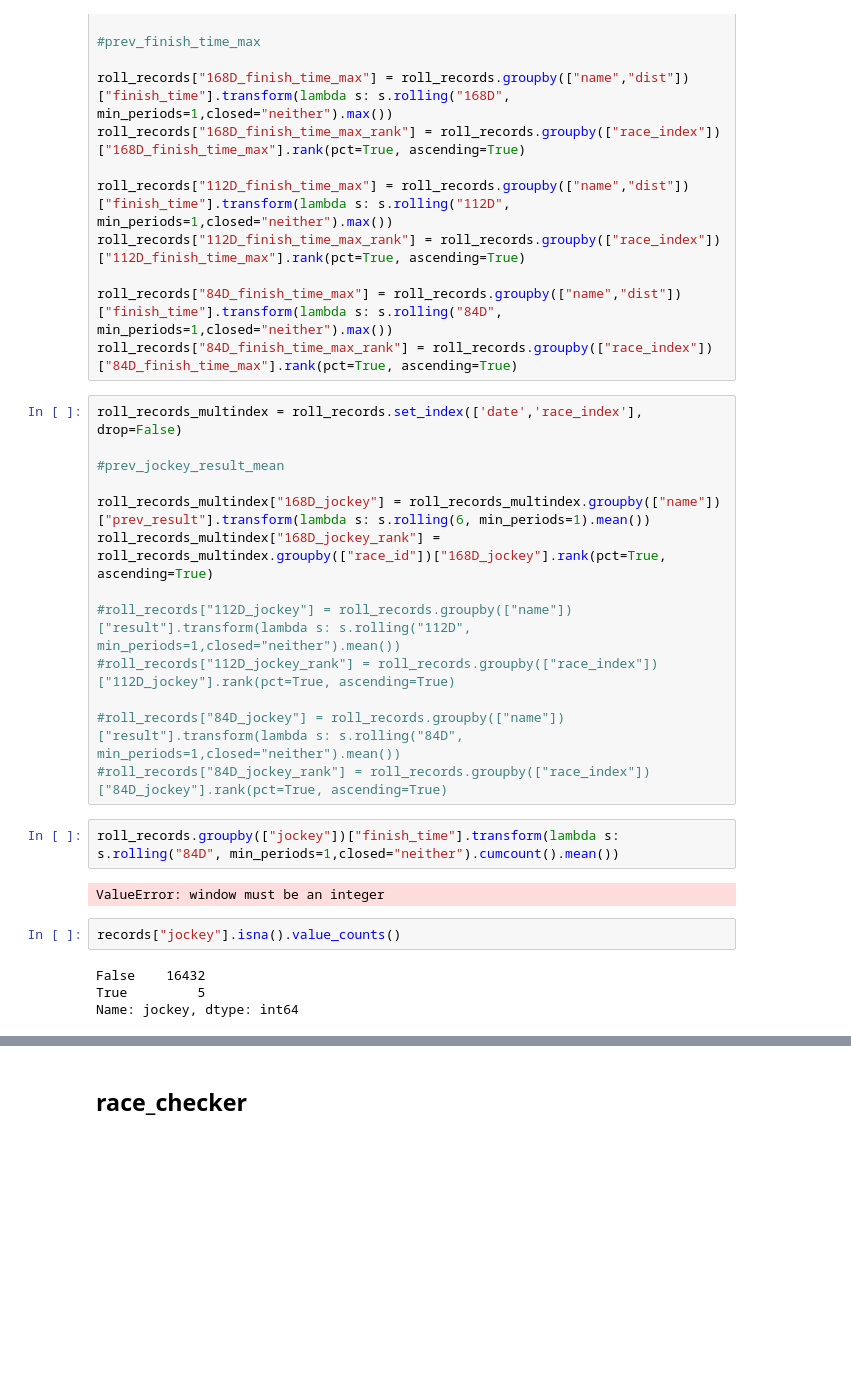
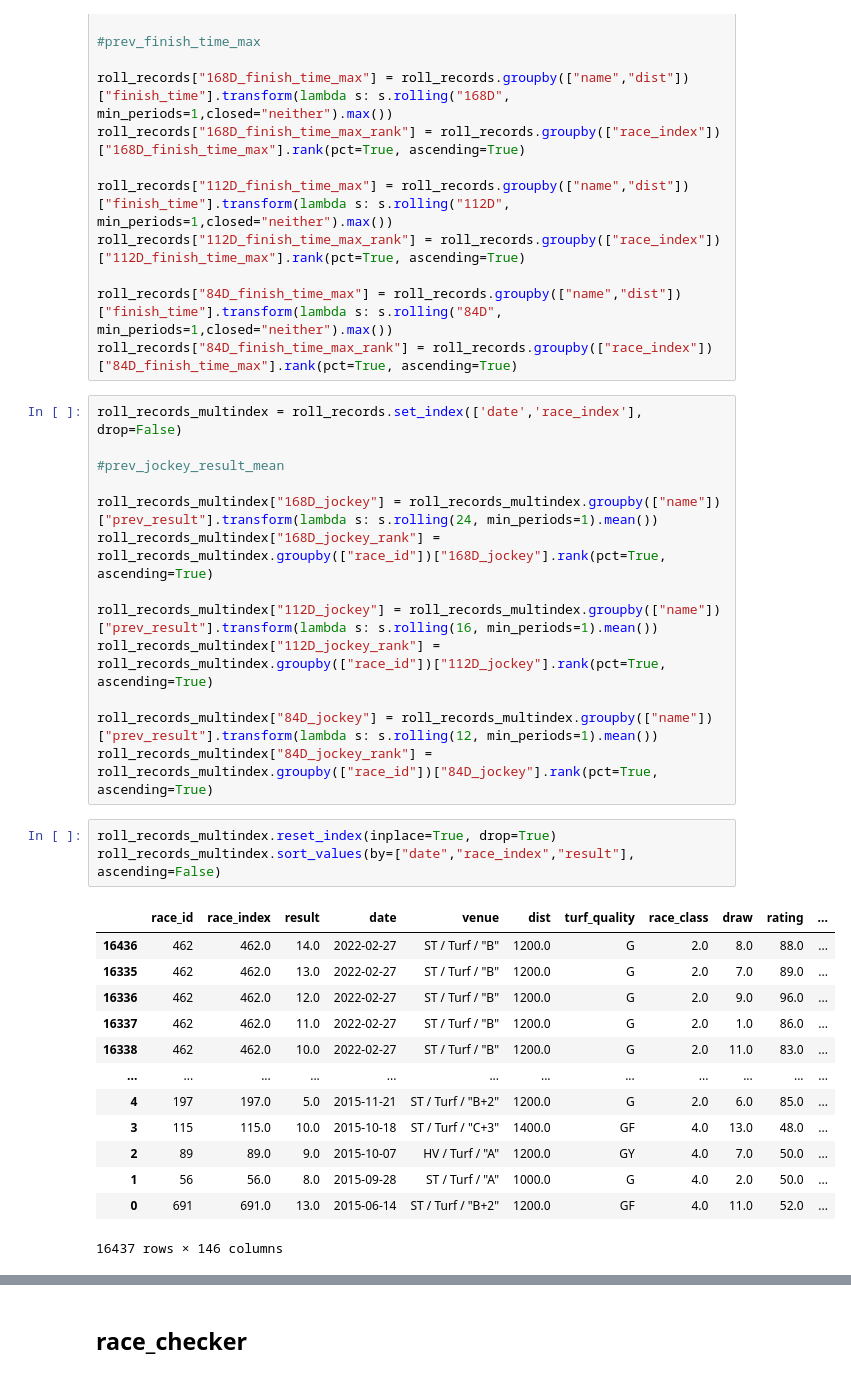
Before and after one commit to Kassden/iMa, a Jupyter notebook: records.ipynb, the cells around one changed output, grey strips where cells are left out. Drawn from its saved outputs; the diff is of its cells as text; blank space fills up the shorter version.

```diff
--- a/records.ipynb
+++ b/records.ipynb
@@ -277,22 +282,29 @@ roll_records_multindex = roll_records.set_index(['date','race_index'], drop=Fals
 
 #prev_jockey_result_mean
 
-roll_records_multindex["168D_jockey"] = roll_records_multindex.groupby(["name"])["prev_result"].transform(lambda s: s.rolling(6, min_periods=1).mean())
+roll_records_multindex["168D_jockey"] = roll_records_multindex.groupby(["name"])["prev_result"].transform(lambda s: s.rolling(24, min_periods=1).mean())
 roll_records_multindex["168D_jockey_rank"] = roll_records_multindex.groupby(["race_id"])["168D_jockey"].rank(pct=True, ascending=True)
 
-#roll_records["112D_jockey"] = roll_records.groupby(["name"])["result"].transform(lambda s: s.rolling("112D", min_periods=1,closed="neither").mean())
-#roll_records["112D_jockey_rank"] = roll_records.groupby(["race_index"])["112D_jockey"].rank(pct=True, ascending=True)
+roll_records_multindex["112D_jockey"] = roll_records_multindex.groupby(["name"])["prev_result"].transform(lambda s: s.rolling(16, min_periods=1).mean())
+roll_records_multindex["112D_jockey_rank"] = roll_records_multindex.groupby(["race_id"])["112D_jockey"].rank(pct=True, ascending=True)
 
-#roll_records["84D_jockey"] = roll_records.groupby(["name"])["result"].transform(lambda s: s.rolling("84D", min_periods=1,closed="neither").mean())
-#roll_records["84D_jockey_rank"] = roll_records.groupby(["race_index"])["84D_jockey"].rank(pct=True, ascending=True)
+roll_records_multindex["84D_jockey"] = roll_records_multindex.groupby(["name"])["prev_result"].transform(lambda s: s.rolling(12, min_periods=1).mean())
+roll_records_multindex["84D_jockey_rank"] = roll_records_multindex.groupby(["race_id"])["84D_jockey"].rank(pct=True, ascending=True)
-# %%
-roll_records.groupby(["jockey"])["finish_time"].transform(lambda s: s.rolling("84D", min_periods=1,closed="neither").cumcount().mean())
-# %% [output]
-ValueError: window must be an integer
 # %%
-records["jockey"].isna().value_counts()
+roll_records_multindex.reset_index(inplace=True, drop=True)
+roll_records_multindex.sort_values(by=["date","race_index","result"], ascending=False)
 # %% [output]
+|  | race_id | race_index | result | date | venue | dist | turf_quality | race_class | draw | rating | ... |
+| 16436 | 462 | 462.0 | 14.0 | 2022-02-27 | ST / Turf / "B" | 1200.0 | G | 2.0 | 8.0 | 88.0 | ... |
+| 16335 | 462 | 462.0 | 13.0 | 2022-02-27 | ST / Turf / "B" | 1200.0 | G | 2.0 | 7.0 | 89.0 | ... |
+| 16336 | 462 | 462.0 | 12.0 | 2022-02-27 | ST / Turf / "B" | 1200.0 | G | 2.0 | 9.0 | 96.0 | ... |
+| 16337 | 462 | 462.0 | 11.0 | 2022-02-27 | ST / Turf / "B" | 1200.0 | G | 2.0 | 1.0 | 86.0 | ... |
+| 16338 | 462 | 462.0 | 10.0 | 2022-02-27 | ST / Turf / "B" | 1200.0 | G | 2.0 | 11.0 | 83.0 | ... |
+| ... | ... | ... | ... | ... | ... | ... | ... | ... | ... | ... | ... |
+| 4 | 197 | 197.0 | 5.0 | 2015-11-21 | ST / Turf / "B+2" | 1200.0 | G | 2.0 | 6.0 | 85.0 | ... |
+| 3 | 115 | 115.0 | 10.0 | 2015-10-18 | ST / Turf / "C+3" | 1400.0 | GF | 4.0 | 13.0 | 48.0 | ... |
+| 2 | 89 | 89.0 | 9.0 | 2015-10-07 | HV / Turf / "A" | 1200.0 | GY | 4.0 | 7.0 | 50.0 | ... |
+| 1 | 56 | 56.0 | 8.0 | 2015-09-28 | ST / Turf / "A" | 1000.0 | G | 4.0 | 2.0 | 50.0 | ... |
+| 0 | 691 | 691.0 | 13.0 | 2015-06-14 | ST / Turf / "B+2" | 1200.0 | GF | 4.0 | 11.0 | 52.0 | ... |
-False    16432
-True         5
-Name: jockey, dtype: int64
+16437 rows × 146 columns
 # %%
```
Also changed, not shown: parts of 3 cells of this notebook.
